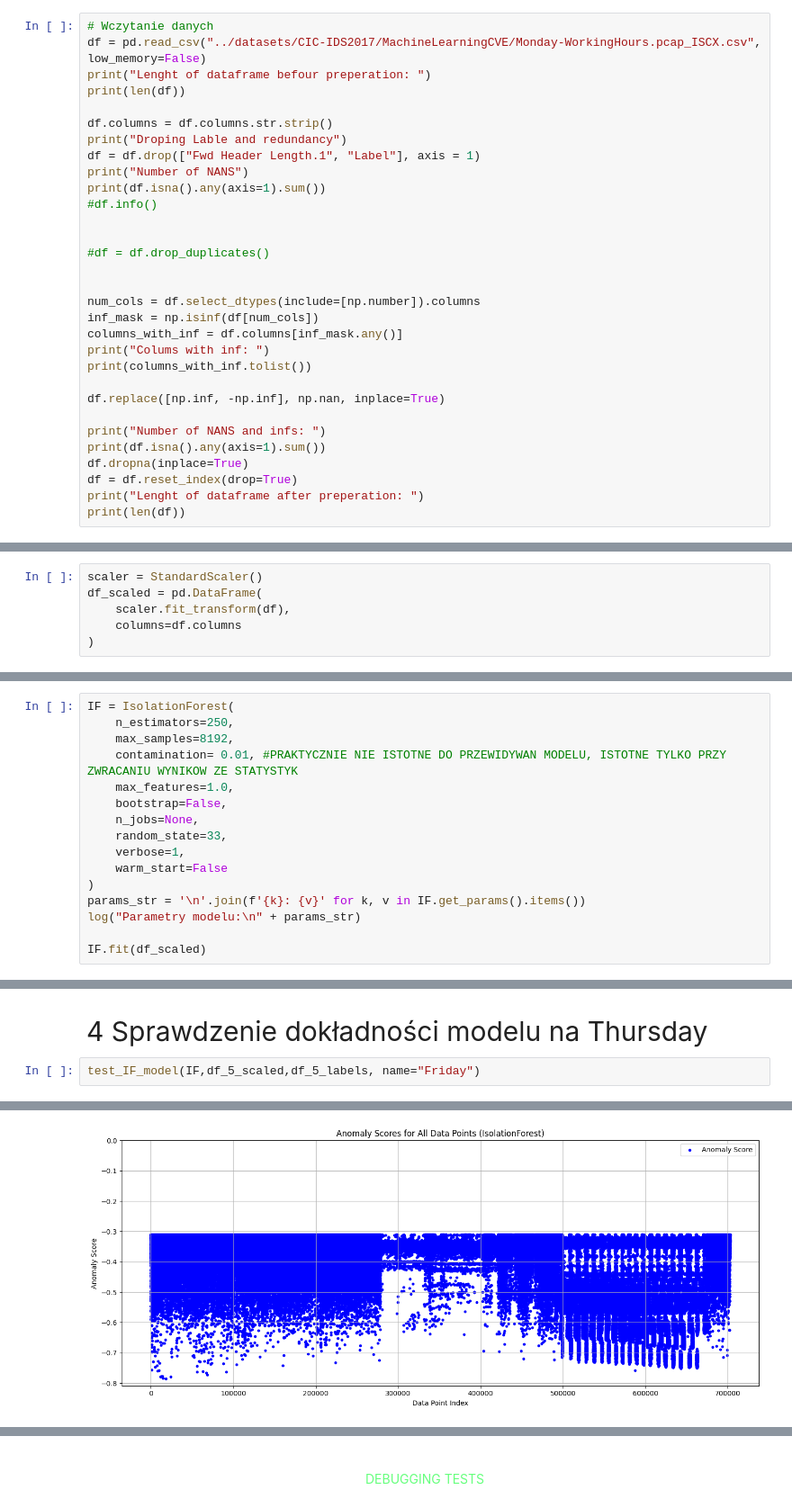
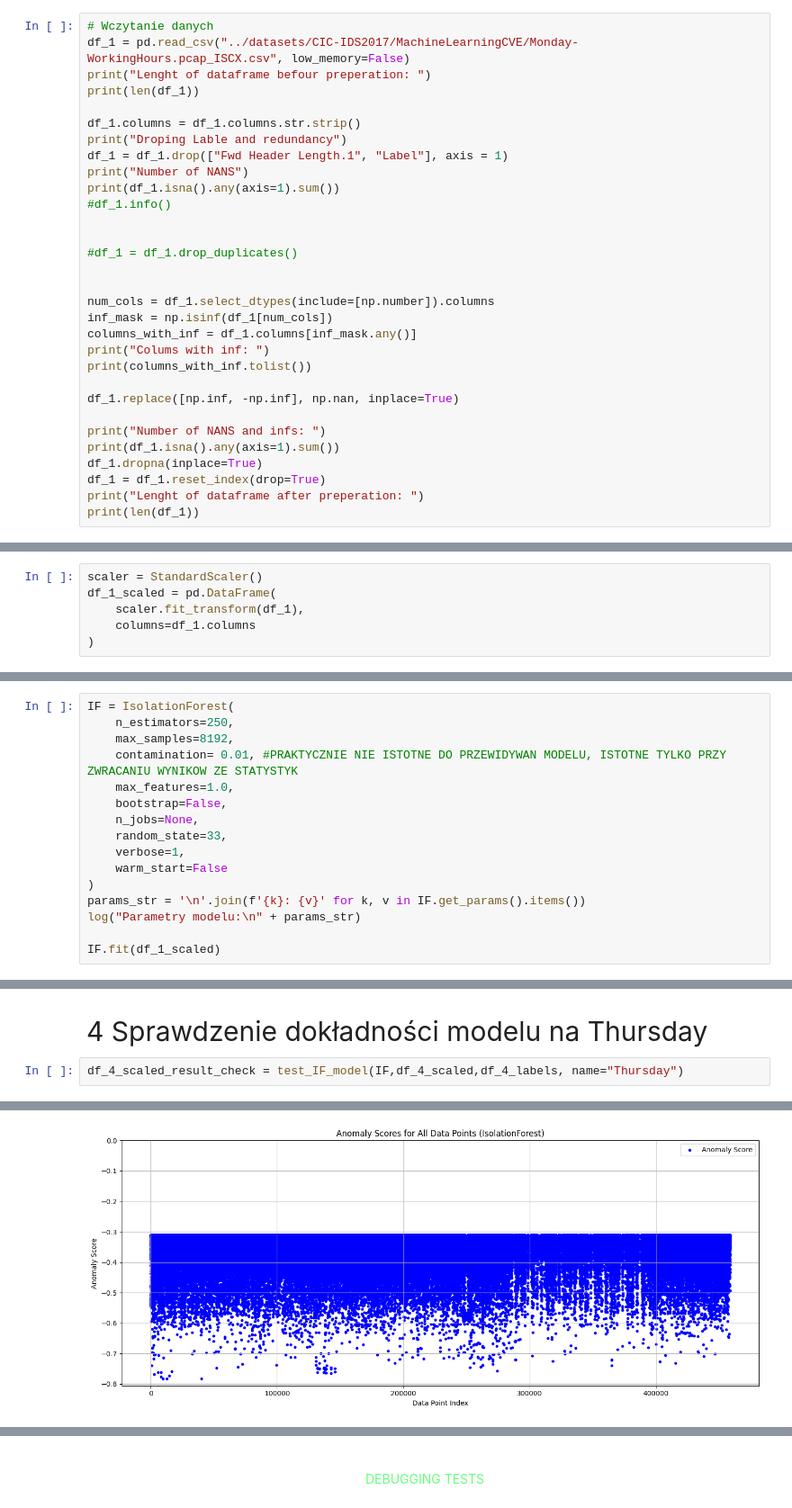
Before and after one commit to m-icha-l/Anomaly_detection_ML, a Jupyter notebook: Anomaly_detect_ML.ipynb, the cells around one changed output, grey strips where cells are left out. Shown at 90% size. Saved outputs shown, nothing was run; the diff lists cells and outputs as text.

```diff
--- a/Anomaly_detect_ML.ipynb
+++ b/Anomaly_detect_ML.ipynb
@@ -42,35 +42,35 @@ log("START",level = "start")
 </div>
 # %%
 # Wczytanie danych
-df = pd.read_csv("../datasets/CIC-IDS2017/MachineLearningCVE/Monday-WorkingHours.pcap_ISCX.csv", low_memory=False)
+df_1 = pd.read_csv("../datasets/CIC-IDS2017/MachineLearningCVE/Monday-WorkingHours.pcap_ISCX.csv", low_memory=False)
 print("Lenght of dataframe befour preperation: ")
-print(len(df))
+print(len(df_1))
 
-df.columns = df.columns.str.strip()
+df_1.columns = df_1.columns.str.strip()
 print("Droping Lable and redundancy")
-df = df.drop(["Fwd Header Length.1", "Label"], axis = 1)
+df_1 = df_1.drop(["Fwd Header Length.1", "Label"], axis = 1)
 print("Number of NANS")
-print(df.isna().any(axis=1).sum())
-#df.info()
+print(df_1.isna().any(axis=1).sum())
+#df_1.info()
 
 
-#df = df.drop_duplicates()
+#df_1 = df_1.drop_duplicates()
 
 
-num_cols = df.select_dtypes(include=[np.number]).columns
-inf_mask = np.isinf(df[num_cols])
-columns_with_inf = df.columns[inf_mask.any()]
+num_cols = df_1.select_dtypes(include=[np.number]).columns
+inf_mask = np.isinf(df_1[num_cols])
+columns_with_inf = df_1.columns[inf_mask.any()]
 print("Colums with inf: ")
 print(columns_with_inf.tolist())
 
-df.replace([np.inf, -np.inf], np.nan, inplace=True)
+df_1.replace([np.inf, -np.inf], np.nan, inplace=True)
 
 print("Number of NANS and infs: ")
-print(df.isna().any(axis=1).sum())
-df.dropna(inplace=True)
-df = df.reset_index(drop=True)
+print(df_1.isna().any(axis=1).sum())
+df_1.dropna(inplace=True)
+df_1 = df_1.reset_index(drop=True)
 print("Lenght of dataframe after preperation: ")
-print(len(df))
+print(len(df_1))
 # %% [output]
 Lenght of dataframe befour preperation:
 529918
@@ -89,9 +89,9 @@ Lenght of dataframe after preperation:
 </div>
 # %%
 scaler = StandardScaler()
-df_scaled = pd.DataFrame(
-    scaler.fit_transform(df),
-    columns=df.columns
+df_1_scaled = pd.DataFrame(
+    scaler.fit_transform(df_1),
+    columns=df_1.columns
 )
 # %% [markdown]
 <div style="margin-left: 38px; font-size: 30px; font-family: 'Segoe UI', Tahoma, Geneva, Verdana, sans-serif; margin-top: 20px; line-height: 1.6;">
@@ -371,7 +357,7 @@ IF = IsolationForest(
 params_str = '\n'.join(f'{k}: {v}' for k, v in IF.get_params().items())
 log("Parametry modelu:\n" + params_str)
 
-IF.fit(df_scaled)
+IF.fit(df_1_scaled)
 # %% [output]
 Parametry modelu:
 bootstrap: False
@@ -687,5 +675,5 @@ plt.show()
     <div>4 Sprawdzenie dokładności modelu na Thursday</div>
 </div>
 # %%
-test_IF_model(IF,df_5_scaled,df_5_labels, name="Friday")
+df_4_scaled_result_check = test_IF_model(IF,df_4_scaled,df_4_labels, name="Thursday")
 # %% [output]
@@ -702 +690 @@ Normal traffic: 629724
-[figure, old version]
+[figure, new version]
```
Also changed, not shown: parts of 22 cells of this notebook, 3 other files.
